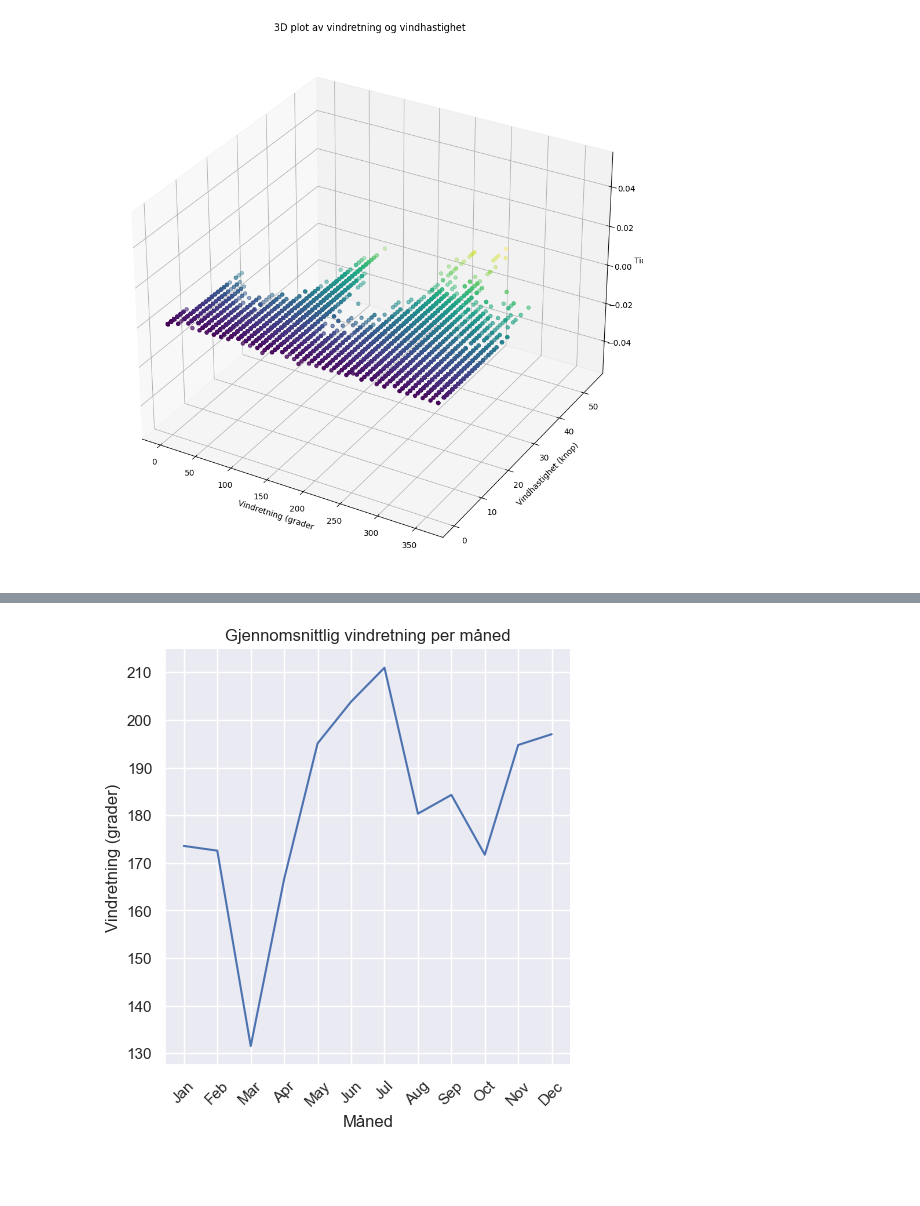
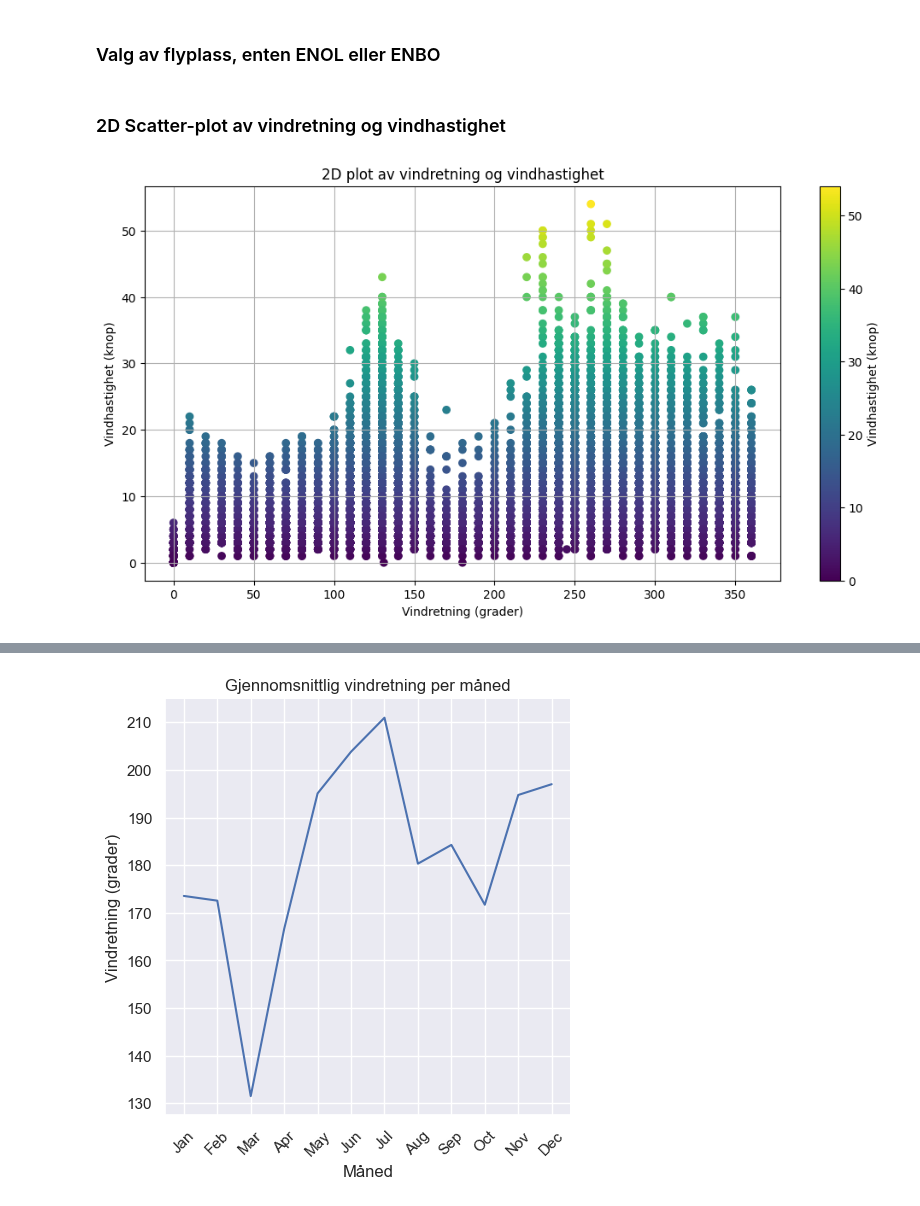
Before and after one commit to oaherrem/Prosjektgruppe55, a Jupyter notebook: proj_environment-main/notebooks/Oppgave_5.ipynb, the cells around one changed output, grey strips where cells are left out. Saved outputs shown, nothing was run; the diff lists cells and outputs as text; code cells hidden in the pictures; blank space fills up the shorter version.

```diff
--- a/proj_environment-main/notebooks/Oppgave_5.ipynb
+++ b/proj_environment-main/notebooks/Oppgave_5.ipynb
@@ -11,0 +12,2 @@ import IPython.display as display
+# %% [markdown]
+### Valg av flyplass, enten ENOL eller ENBO
@@ -15,13 +20,13 @@ df_ENOL = pd.read_csv(file_path)
-# %%
-# 3D plot av vindretning og vindhastighet
-
-fig = plt.figure(figsize=(40, 12))
-ax = fig.add_subplot(111, projection='3d')
-ax.scatter(df_ENOL['Wind_direction'], df_ENOL['Wind_speed'], c=df_ENOL['Wind_speed'], cmap='viridis', marker='o')
-ax.set_title('3D plot av vindretning og vindhastighet')
-ax.set_xlabel('Vindretning (grader')
-ax.set_ylabel('Vindhastighet (knop)')
-ax.set_zlabel('Tid') # Får ikke tid helt til å fungere i denne framstillingen.
-plt.show()
-# %% [output]
-[figure, removed]
+# %% [markdown]
+### 2D Scatter-plot av vindretning og vindhastighet
+# %%
+fig = plt.figure(figsize=(12, 6))
+plt.scatter(df_airport['Wind_direction'], df_airport['Wind_speed'], c=df_airport['Wind_speed'], cmap='viridis', marker='o')
+plt.title('2D plot av vindretning og vindhastighet')
+plt.xlabel('Vindretning (grader)')
+plt.ylabel('Vindhastighet (knop)')
+plt.colorbar(label='Vindhastighet (knop)') # Legger til fargeskala
+plt.grid(True)
+plt.show()
+# %% [output]
+[figure, added]
```
Also changed, not shown: parts of 23 cells of this notebook.
